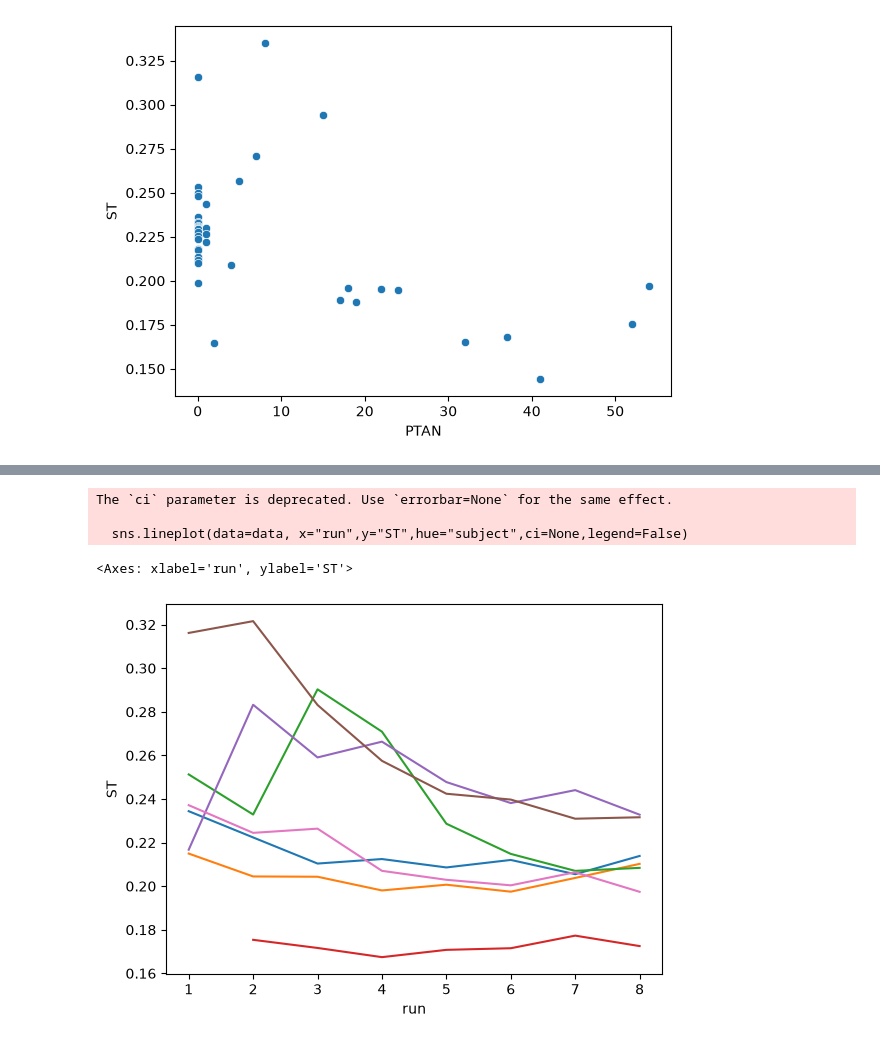
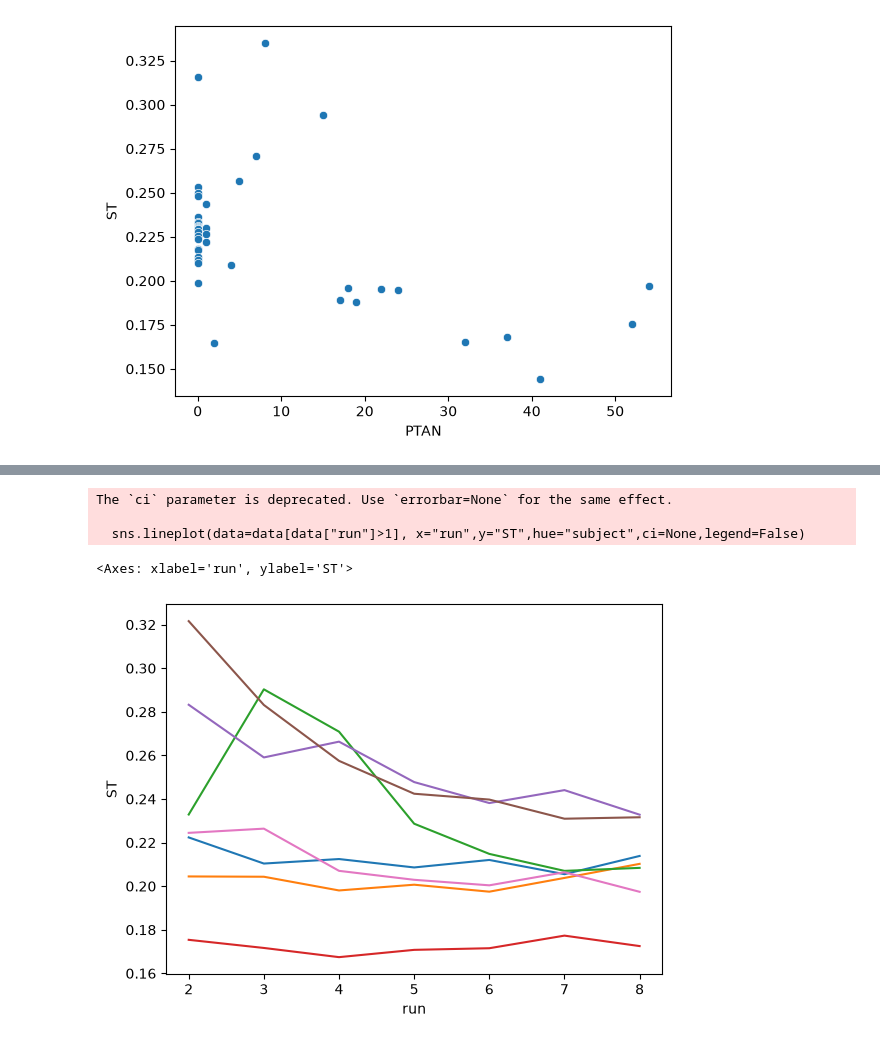
Before and after one commit to AmandaGiselleLily/TongueTwister, a Jupyter notebook: Analysis/Syllable Plots.ipynb, the cells around one changed output, grey strips where cells are left out. Drawn from its saved outputs; the diff is of its cells as text; code cells hidden in the pictures.

```diff
--- a/Analysis/Syllable Plots.ipynb
+++ b/Analysis/Syllable Plots.ipynb
@@ -269,8 +270,8 @@ stimuli
 # %%
-sns.lineplot(data=data[data["BN"]!=1], x="run",y="ST",hue="subject",ci=None,legend=False)
+sns.lineplot(data=data[data["run"]>1], x="run",y="ST",hue="subject",ci=None,legend=False)
 # %% [output]
 The `ci` parameter is deprecated. Use `errorbar=None` for the same effect.
 
-  sns.lineplot(data=data, x="run",y="ST",hue="subject",ci=None,legend=False)
+  sns.lineplot(data=data[data["run"]>1], x="run",y="ST",hue="subject",ci=None,legend=False)
 <Axes: xlabel='run', ylabel='ST'>
-[figure, old version]
+[figure, new version]
```
Also changed, not shown: parts of 5 cells of this notebook, 4 other files.
